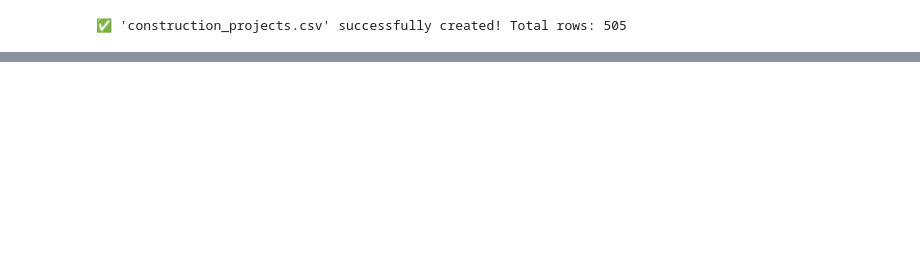
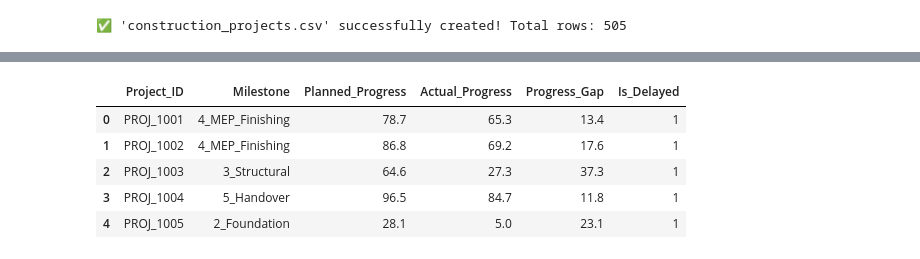
Before and after one commit to muru9031/DS_Day01_51_Construction_Delay, a Jupyter notebook: DS_Day01_51_Construction_Delay.ipynb, the cells around one changed output, grey strips where cells are left out. Cells and saved outputs as stored; diff of their text form; code cells hidden in the pictures; blank space fills up the shorter version.

```diff
--- a/DS_Day01_51_Construction_Delay.ipynb
+++ b/DS_Day01_51_Construction_Delay.ipynb
@@ -67,3 +67,71 @@ df_gen.to_csv('construction_projects.csv', index=False)
 print("✅ 'construction_projects.csv' successfully created! Total rows:", len(df_gen))
 # %% [output]
 ✅ 'construction_projects.csv' successfully created! Total rows: 505
+# %%
+# ========================================================
+# TASK 1: LOAD, CLEAN & VALIDATE DATA + PROGRESS CALCULATION
+# ========================================================
+import os
+import pandas as pd
+import numpy as np
+
+# Safety check: CSV file Colab-la illana create pannidum
+if not os.path.exists('construction_projects.csv'):
+    np.random.seed(42)
+    n = 500
+    categories = ['Roads & Highways', 'Bridges & Flyovers', 'Commercial Buildings', 'Metro & Rail', 'Water Infrastructure']
+    sizes = ['Small', 'Medium', 'Large']
+    material_status = ['On-Time', 'Slight Delay', 'Severe Delay']
+    weathers = ['Clear', 'Rainy', 'Extreme Heat', 'Stormy']
+    contractors = ['Contractor_A', 'Contractor_B', 'Contractor_C', 'Contractor_D']
+    milestones = ['1_Planning', '2_Foundation', '3_Structural', '4_MEP_Finishing', '5_Handover']
+
+    df_gen = pd.DataFrame({
+        'Project_ID': [f'PROJ_{1001+i}' for i in range(n)],
+        'Project_Category': np.random.choice(categories, n, p=[0.25, 0.20, 0.25, 0.15, 0.15]),
+        'Project_Size': np.random.choice(sizes, n, p=[0.3, 0.45, 0.25]),
+        'Material_Delivery': np.random.choice(material_status, n, p=[0.45, 0.35, 0.20]),
+        'Weather': np.random.choice(weathers, n, p=[0.50, 0.25, 0.15, 0.10]),
+        'Contractor': np.random.choice(contractors, n, p=[0.30, 0.25, 0.25, 0.20]),
+        'Milestone': np.random.choice(milestones, n, p=[0.15, 0.20, 0.30, 0.20, 0.15])
+    })
+    size_budget = {'Small': (10, 50), 'Medium': (51, 200), 'Large': (201, 800)}
+    size_workforce = {'Small': (30, 100), 'Medium': (101, 350), 'Large': (351, 1000)}
+    df_gen['Budget'] = df_gen['Project_Size'].apply(lambda x: np.round(np.random.uniform(*size_budget[x]), 2))
+    df_gen['Workforce'] = df_gen['Project_Size'].apply(lambda x: np.random.randint(*size_workforce[x]))
+    milestone_progress = {'1_Planning': (10, 20), '2_Foundation': (21, 40), '3_Structural': (41, 70), '4_MEP_Finishing': (71, 90), '5_Handover': (91, 100)}
+    df_gen['Planned_Progress'] = df_gen['Milestone'].apply(lambda x: np.round(np.random.uniform(*milestone_progress[x]), 1))
+    delay = np.random.normal(2, 2, n) + df_gen['Material_Delivery'].map({'On-Time': 0, 'Slight Delay': 8, 'Severe Delay': 18}) + df_gen['Weather'].map({'Clear': 0, 'Extreme Heat': 3, 'Rainy': 7, 'Stormy': 12}) + df_gen['Milestone'].map({'1_Planning': 1, '2_Foundation': 4, '3_Structural': 9, '4_MEP_Finishing': 7, '5_Handover': 3}) + df_gen['Contractor'].map({'Contractor_A': 0, 'Contractor_B': 2, 'Contractor_C': 5, 'Contractor_D': 8}) + np.where(df_gen['Workforce'] < 80, 5, 0)
+    df_gen['Actual_Progress'] = np.round(np.clip(df_gen['Planned_Progress'] - np.clip(delay, 0, None), 5, 100), 1)
+    df_gen.loc[np.random.choice(df_gen.index, 8, replace=False), 'Workforce'] = np.nan
+    df_gen.loc[np.random.choice(df_gen.index, 5, replace=False), 'Weather'] = np.nan
+    df_gen = pd.concat([df_gen, df_gen.iloc[:5]], ignore_index=True)
+    df_gen.to_csv('construction_projects.csv', index=False)
+
+# 1. Load Dataset
+df = pd.read_csv('construction_projects.csv')
+print("1. Raw Dataset Shape:", df.shape)
+print("\nMissing Values Before Cleaning:\n", df.isnull().sum())
+print("Duplicate Rows Count:", df.duplicated(subset=['Project_ID']).sum())
+
+# 2. Clean & Validate Dataset
+df = df.drop_duplicates(subset=['Project_ID'], keep='first').copy()
+df['Workforce'] = df['Workforce'].fillna(df['Workforce'].median())
+df['Weather'] = df['Weather'].fillna(df['Weather'].mode()[0])
+
+# Validate numeric boundaries (Progress must be between 0 and 100)
+df['Planned_Progress'] = df['Planned_Progress'].clip(0, 100)
+df['Actual_Progress'] = df['Actual_Progress'].clip(0, 100)
+
+print("\n✅ Cleaned Dataset Shape:", df.shape)
+print("Missing Values After Cleaning:", df.isnull().sum().sum())
+
+# 3. Calculate Planned vs Actual Progress
+df['Progress_Gap'] = np.round(df['Planned_Progress'] - df['Actual_Progress'], 1)
+
+# Prediction Target: Progress_Gap > 10% na Delayed (1), illana On-Time (0)
+df['Is_Delayed'] = (df['Progress_Gap'] > 10).astype(int)
+
+print("\nSample Planned vs Actual Progress Calculation:")
+display(df[['Project_ID', 'Milestone', 'Planned_Progress', 'Actual_Progress', 'Progress_Gap', 'Is_Delayed']].head())
+# %% [output]
@@ -69,0 +155,6 @@ print("✅ 'construction_projects.csv' successfully created! Total rows:", len(d
+|  | Project_ID | Milestone | Planned_Progress | Actual_Progress | Progress_Gap | Is_Delayed |
+| 0 | PROJ_1001 | 4_MEP_Finishing | 78.7 | 65.3 | 13.4 | 1 |
+| 1 | PROJ_1002 | 4_MEP_Finishing | 86.8 | 69.2 | 17.6 | 1 |
+| 2 | PROJ_1003 | 3_Structural | 64.6 | 27.3 | 37.3 | 1 |
+| 3 | PROJ_1004 | 5_Handover | 96.5 | 84.7 | 11.8 | 1 |
+| 4 | PROJ_1005 | 2_Foundation | 28.1 | 5.0 | 23.1 | 1 |
```
Also changed, not shown: parts of 4 cells of this notebook.
